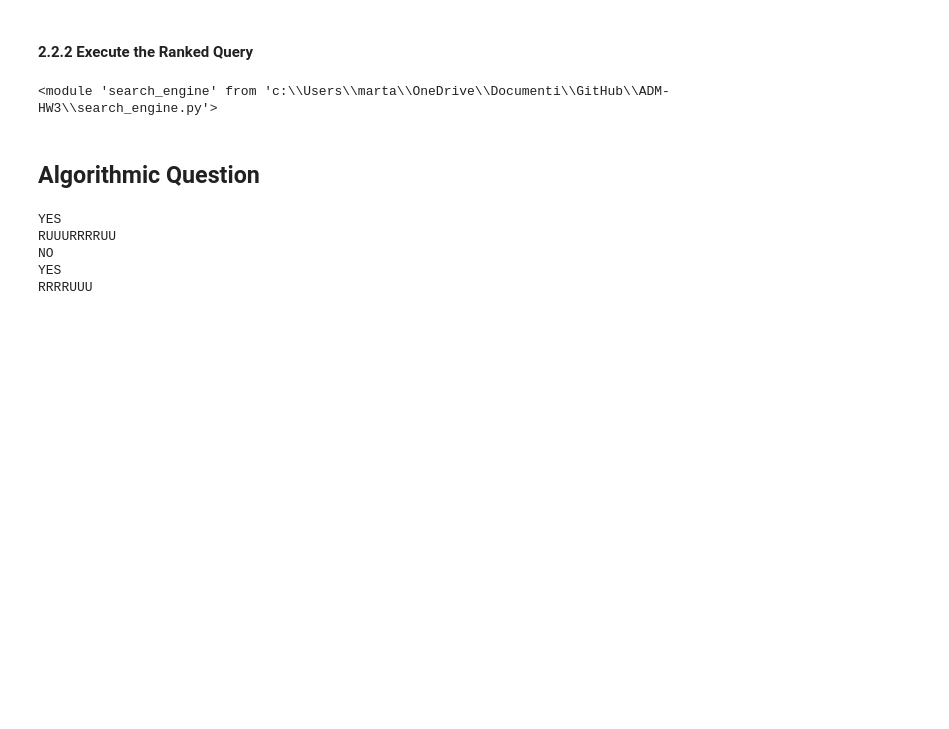
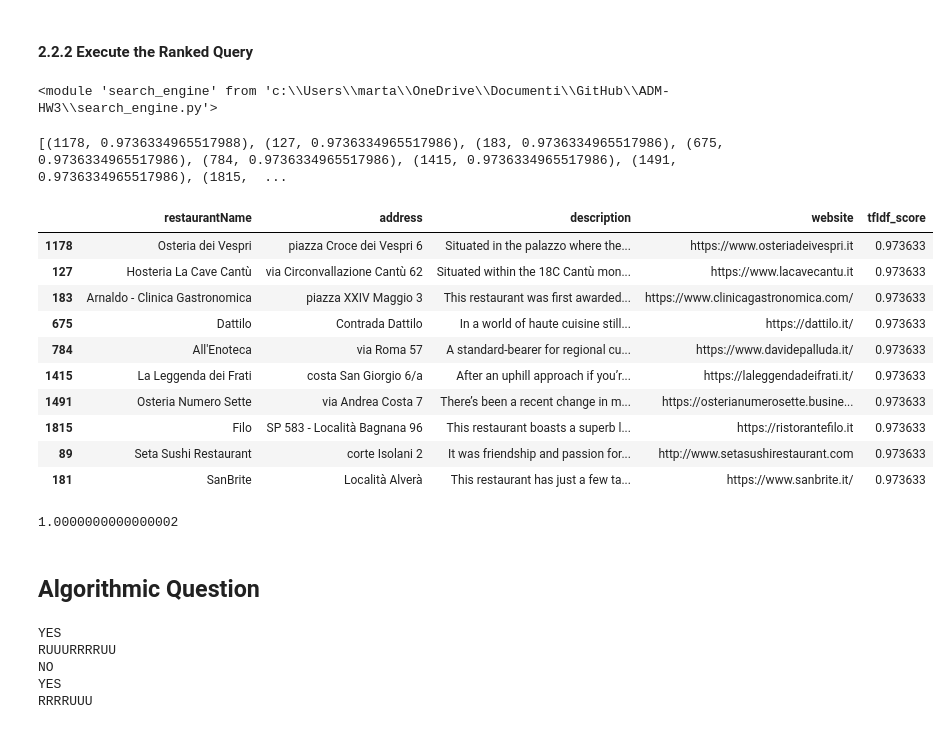
Before and after one commit to cycileo/ADM-HW3, a Jupyter notebook: main.ipynb, the cells around one changed output. Drawn from its saved outputs; the diff is of its cells as text; code cells hidden in the pictures; blank space fills up the shorter version.

```diff
--- a/main.ipynb
+++ b/main.ipynb
@@ -227,8 +227,8 @@ subset_df
 # %% [markdown]
 #### 2.2.1 Inverted Index with TF-IDF Scores
 # %%
-from search_engine import compute_tfIdf_scores
-tfIdf_inverted_index = compute_tfIdf_scores(df['processedDescription'], vocabulary_df['term'])
+from search_engine import create_tfIdf_inverted_index
+tfIdf_inverted_index = create_tfIdf_inverted_index(inverted_index, vocabulary_df, df['processedDescription'])
 # Print the first 10 key-value couples
 for idx, (term, docs) in enumerate(tfIdf_inverted_index.items()):
     if idx < 10:
@@ -254,6 +254,34 @@ import importlib, search_engine
 importlib.reload(search_engine)
 # %% [output]
 <module 'search_engine' from 'c:\\Users\\marta\\OneDrive\\Documenti\\GitHub\\ADM-HW3\\search_engine.py'>
+# %%
+from search_engine import execute_ranked_query
+ranked_results = execute_ranked_query("modern seasonal cuisine", tfIdf_inverted_index, vocabulary_df,  df['processedDescription'], 10)
+print(ranked_results)
+ranked_ids = [doc_id for (doc_id,_) in ranked_results]
+ranked_scores = [tfIdf_score for (_,tfIdf_score) in ranked_results]
+ranked_results_df = df[['restaurantName', 'address', 'description', 'website']].iloc[ranked_ids]
+ranked_results_df['tfIdf_score'] = ranked_scores
+ranked_results_df['tfIdf_score'] = ranked_results_df['tfIdf_score'].round(10)
+ranked_results_df
+# %% [output]
+[(1178, 0.9736334965517988), (127, 0.9736334965517986), (183, 0.9736334965517986), (675, 0.9736334965517986), (784, 0.9736334965517986), (1415, 0.9736334965517986), (1491, 0.9736334965517986), (1815,  ...
+|  | restaurantName | address | description | website | tfIdf_score |
+| 1178 | Osteria dei Vespri | piazza Croce dei Vespri 6 | Situated in the palazzo where the... | https://www.osteriadeivespri.it | 0.973633 |
+| 127 | Hosteria La Cave Cantù | via Circonvallazione Cantù 62 | Situated within the 18C Cantù mon... | https://www.lacavecantu.it | 0.973633 |
+| 183 | Arnaldo - Clinica Gastronomica | piazza XXIV Maggio 3 | This restaurant was first awarded... | https://www.clinicagastronomica.com/ | 0.973633 |
+| 675 | Dattilo | Contrada Dattilo | In a world of haute cuisine still... | https://dattilo.it/ | 0.973633 |
+| 784 | All'Enoteca | via Roma 57 | A standard-bearer for regional cu... | https://www.davidepalluda.it/ | 0.973633 |
+| 1415 | La Leggenda dei Frati | costa San Giorgio 6/a | After an uphill approach if you’r... | https://laleggendadeifrati.it/ | 0.973633 |
+| 1491 | Osteria Numero Sette | via Andrea Costa 7 | There’s been a recent change in m... | https://osterianumerosette.busine... | 0.973633 |
+| 1815 | Filo | SP 583 - Località Bagnana 96 | This restaurant boasts a superb l... | https://ristorantefilo.it | 0.973633 |
+| 89 | Seta Sushi Restaurant | corte Isolani 2 | It was friendship and passion for... | http://www.setasushirestaurant.com | 0.973633 |
+| 181 | SanBrite | Località Alverà | This restaurant has just a few ta... | https://www.sanbrite.it/ | 0.973633 |
+# %%
+from search_engine import cosine_similarity
+print(cosine_similarity([0.1,0.2,0.5],[0.1,0.2,0.5]))
+# %% [output]
+1.0000000000000002
 # %% [markdown]
 ## Algorithmic Question
 # %%
```
Also changed, not shown: parts of 1 cell of this notebook, 2 other files.
